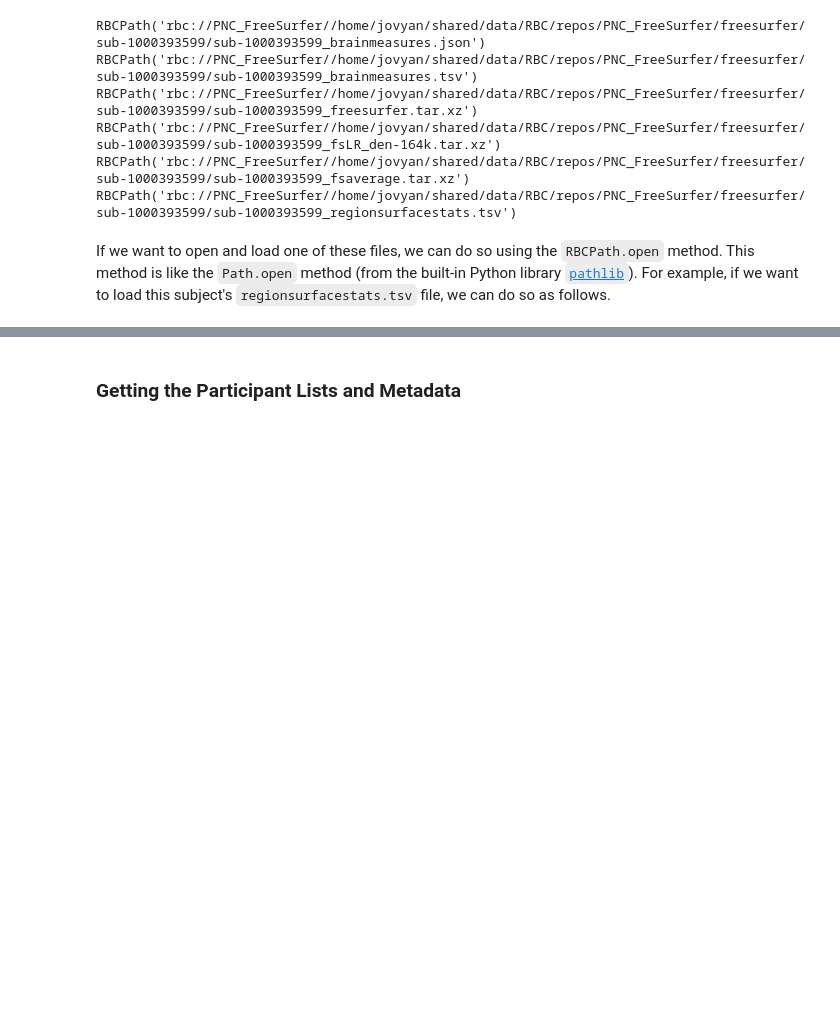
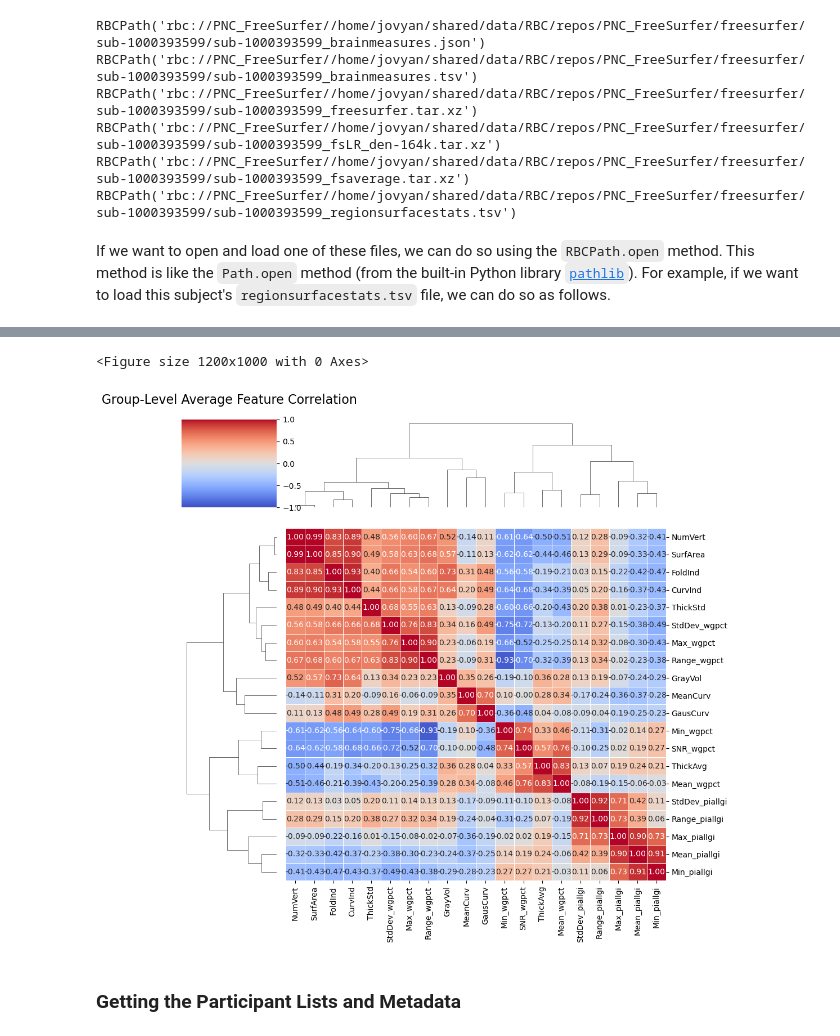
Before and after one commit to JoosenLi/nh2026-week1-project, a Jupyter notebook: variables_what_variables.ipynb, the cells around one changed output, grey strips where cells are left out. Saved outputs shown, nothing was run; the diff lists cells and outputs as text; code cells hidden in the pictures; blank space fills up the shorter version.

Commit message:
working on calculating the correlation matrix

```diff
--- a/variables_what_variables.ipynb
+++ b/variables_what_variables.ipynb
@@ -105,0 +169,49 @@ Loading rbc://PNC_FreeSurfer/freesurfer/sub-1000393599/sub-1000393599_regionsurf
+# %%
+numeric_features = ['NumVert', 'SurfArea', 'GrayVol', 'ThickAvg', 'ThickStd', 'MeanCurv',
+       'GausCurv', 'FoldInd', 'CurvInd', 'Mean_wgpct',
+       'StdDev_wgpct', 'Min_wgpct', 'Max_wgpct', 'Range_wgpct', 'SNR_wgpct',
+       'Mean_piallgi', 'StdDev_piallgi', 'Min_piallgi', 'Max_piallgi',
+       'Range_piallgi']
+features_only = sf10017[numeric_features]
+sub_corr = features_only.corr()
+
+# # Append the raw matrix values to our list
+# subject_matrices.append(sub_corr.values)
+
+# # 3. Stack the matrices into a 3D numpy array and average across the subjects (axis 0)
+# mean_corr_matrix = np.mean(np.stack(subject_matrices), axis=0)
+
+# # 4. Turn it back into a readable dataframe for plotting
+# mean_corr_df = pd.DataFrame(mean_corr_matrix,
+#                     index=numeric_features,
+#                     columns=numeric_features)
+# %%
+import seaborn as sns
+import matplotlib.pyplot as plt
+
+# 1. Set up the matplotlib figure size
+plt.figure(figsize=(12, 10))
+
+# 2. Generate the heatmap
+sns.clustermap(
+    sub_corr,           # The dataframe to visualize
+    annot=True,             # Prints the correlation numbers inside the boxes
+    fmt=".2f",              # Rounds those numbers to 2 decimal places
+    cmap="coolwarm",        # Color map: Blue for negative, Red for positive
+    vmin=-1, vmax=1,        # Locks the color scale exactly between -1 and 1
+    square=True,            # Forces the grid cells to be perfectly square
+    linewidths=0.5,         # Adds a subtle border between cells
+    cbar_kws={"shrink": .8} # Shrinks the legend/colorbar slightly for aesthetics
+)
+
+# 3. Format the labels and title
+plt.title("Group-Level Average Feature Correlation", fontsize=16, pad=20)
+plt.xticks(rotation=45, ha='right') # Angles the x-axis labels so they don't overlap
+plt.yticks(rotation=0)
+
+# 4. Adjust layout and display
+plt.tight_layout()
+plt.show()
+# %% [output]
+<Figure size 1200x1000 with 0 Axes>
+[figure, added]
```
Also changed, not shown: parts of 14 cells of this notebook, 1 other file.
